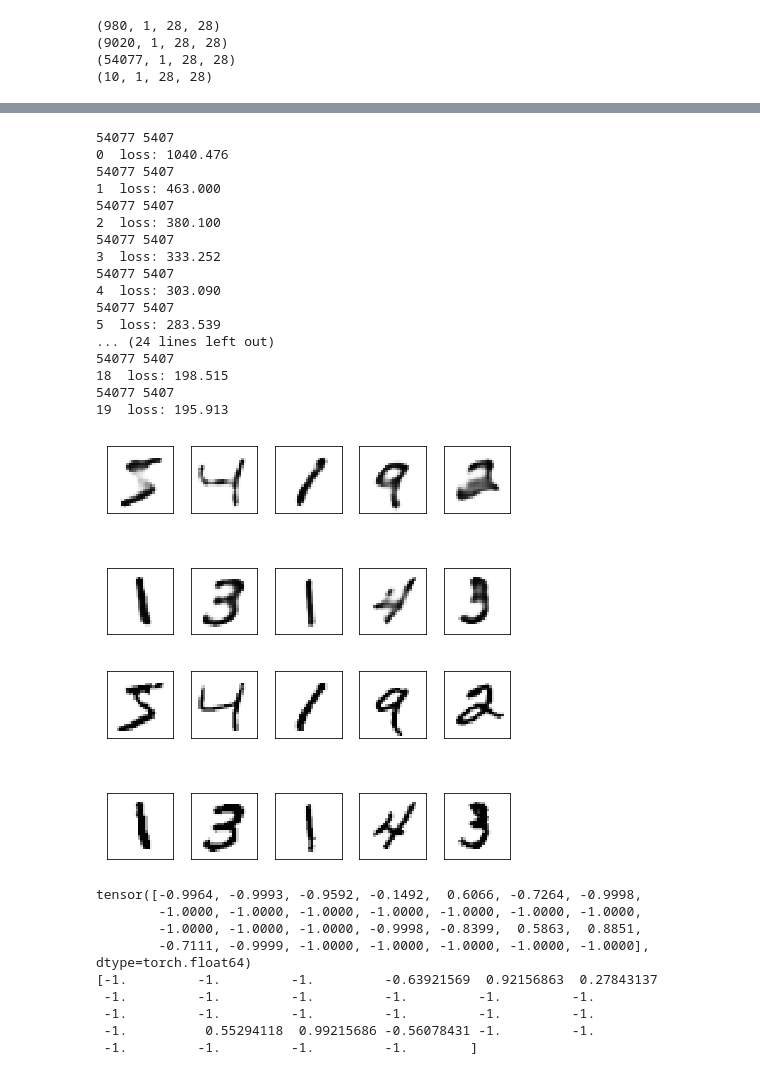
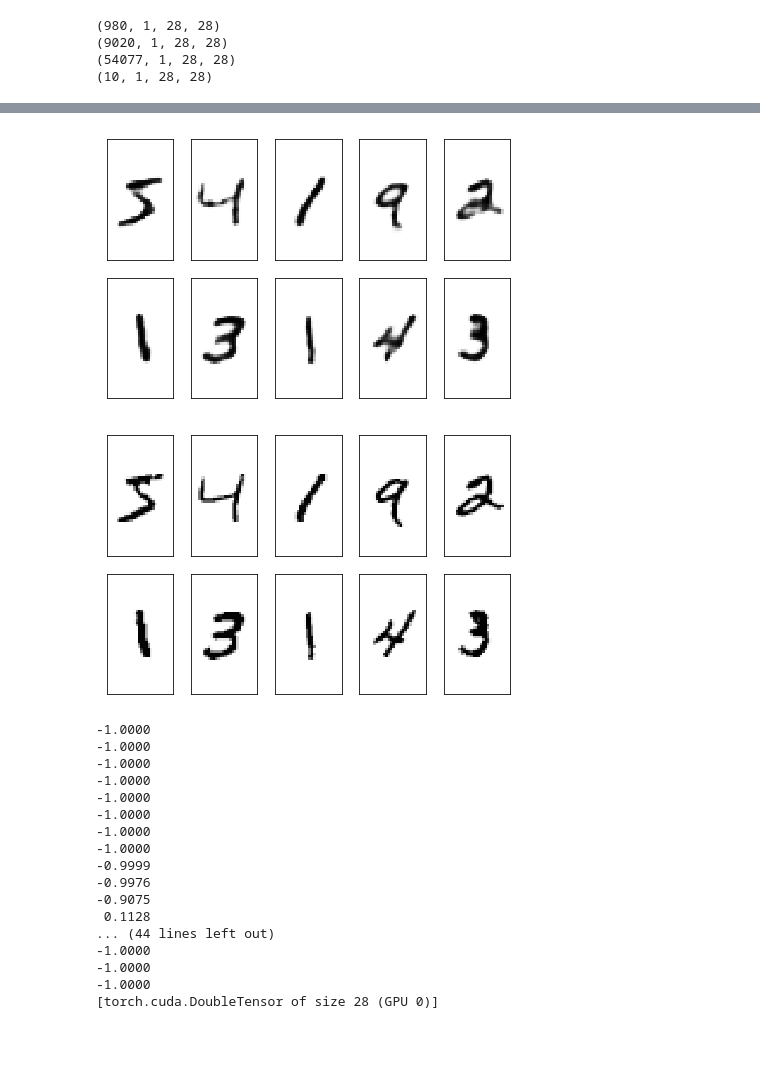
Before and after one commit to andrewhuman/mymnisttest, a Jupyter notebook: pytorch_autoendcoder.ipynb, the cells around one changed output, grey strips where cells are left out. Cells and saved outputs as stored; diff of their text form; code cells hidden in the pictures; blank space fills up the shorter version.

```diff
--- a/pytorch_autoendcoder.ipynb
+++ b/pytorch_autoendcoder.ipynb
@@ -62,7 +75,7 @@ def imgs_show(imgs,row,col):
     plt.show()
 # %%
 def normal_minist(img):
-    return ((img / 255) -0.5) *2
+    return ((img / 255.0) -0.5)*2
 # %%
 def expend_HWC(img):
     return np.expand_dims(img,axis=3)
@@ -347,62 +405,51 @@ optimizer = optim.SGD(net_auto.parameters(),lr=0.001,momentum=0.9,weight_decay=1
 # %%
 net_auto.train()
-for epoch in range(20):
+for epoch in range(100):
     datas = get_nagivate_next(train_positive,train_nagivate)
     trainloss = 0
 
     for x,y in datas:
-        inputs, labels = Variable(torch.from_numpy(x)).to(device), Variable(torch.from_numpy(y).long()).to(device)
+        inputs, labels = Variable(torch.from_numpy(x)).cuda(), Variable(torch.from_numpy(y).long()).cuda()
 #         print(labels)
         optimizer.zero_grad()
         output = net_auto(inputs)
-#         print(output.size())
+        print(output.size())
         loss = criterion(output,inputs)
-        trainloss += loss.item()
+        trainloss += loss
         loss.backward()
         optimizer.step()
 
     print('%d  loss: %.3f' % (epoch ,  trainloss))
-torch.save(net_auto,'model_autoEncode.pkl')
+torch.save(net_auto,'model_autoEncode3.pkl')
-# %% [output]
-54077 5407
-0  loss: 1040.476
-54077 5407
-1  loss: 463.000
-54077 5407
-2  loss: 380.100
-54077 5407
-3  loss: 333.252
-54077 5407
-4  loss: 303.090
-54077 5407
-5  loss: 283.539
-... (24 lines left out)
-54077 5407
-18  loss: 198.515
-54077 5407
-19  loss: 195.913
 # %%
-net_auto = torch.load('model_autoEncode.pkl')
-net_auto.to(device)
+net_auto = torch.load('model_autoEncode5.pkl')
+net_auto.cuda()
 net_auto.eval()
 
-with torch.no_grad():
-    inputs = Variable(torch.from_numpy( train_nagivate[:10])).to(device)
-    outputs = net_auto(inputs)
-    imgs_show(np.squeeze(outputs.data),2,5)
-    imgs_show(np.squeeze(train_nagivate[:10]),2,5)
+inputs = Variable(torch.from_numpy( train_nagivate[:10])).cuda()
+outputs = net_auto(inputs)
+imgs_show(np.squeeze(outputs.data),2,5)
+imgs_show(np.squeeze(inputs.data),2,5)
 
-    print(outputs.data[1][0][10])
-    print(train_nagivate[1][0][10])
+print(outputs.data[0][0][12])
+print(inputs.data[0][0][12])
 # %% [output]
-[figure, old version]
+[figure, new version]
-[figure, old version]
+[figure, new version]
-tensor([-0.9964, -0.9993, -0.9592, -0.1492,  0.6066, -0.7264, -0.9998,
-        -1.0000, -1.0000, -1.0000, -1.0000, -1.0000, -1.0000, -1.0000,
-        -1.0000, -1.0000, -1.0000, -0.9998, -0.8399,  0.5863,  0.8851,
-        -0.7111, -0.9999, -1.0000, -1.0000, -1.0000, -1.0000, -1.0000], dtype=torch.float64)
-[-1.         -1.         -1.         -0.63921569  0.92156863  0.27843137
- -1.         -1.         -1.         -1.         -1.         -1.
- -1.         -1.         -1.         -1.         -1.         -1.
- -1.          0.55294118  0.99215686 -0.56078431 -1.         -1.
- -1.         -1.         -1.         -1.        ]
+-1.0000
+-1.0000
+-1.0000
+-1.0000
+-1.0000
+-1.0000
+-1.0000
+-1.0000
+-0.9999
+-0.9976
+-0.9075
+ 0.1128
+... (44 lines left out)
+-1.0000
+-1.0000
+-1.0000
+[torch.cuda.DoubleTensor of size 28 (GPU 0)]
```
Also changed, not shown: parts of 16 cells of this notebook, 8 other files.
